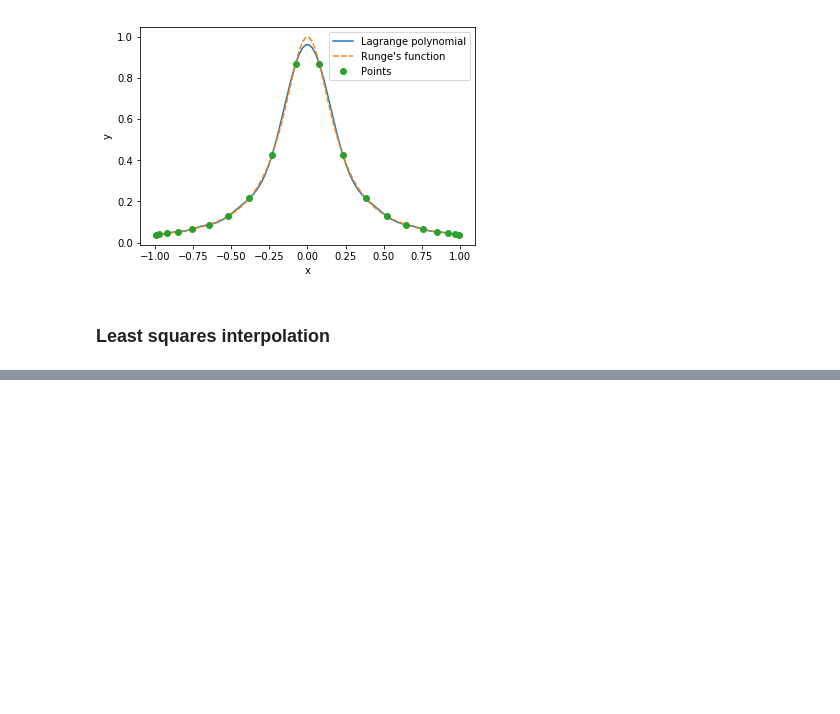
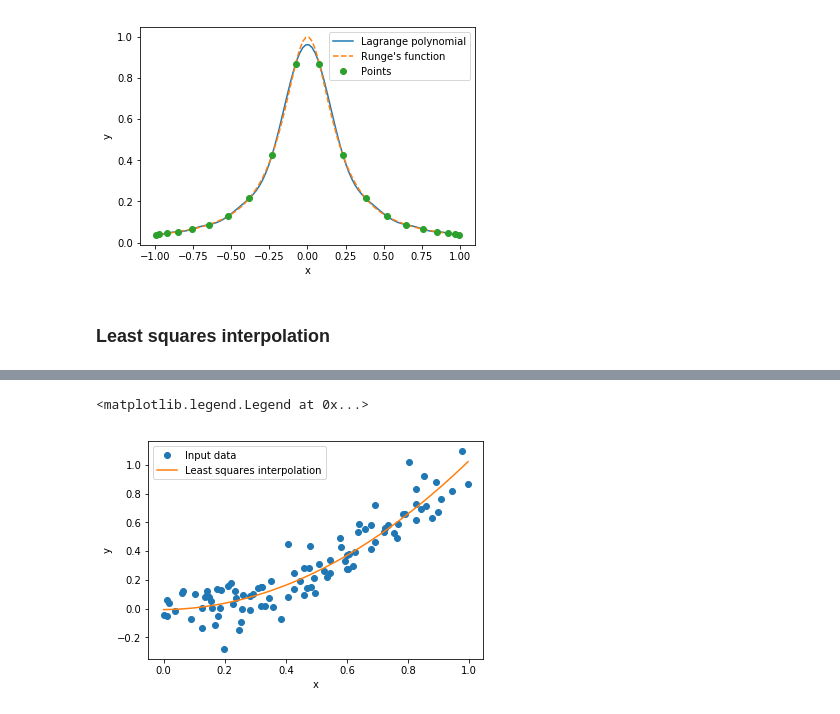
Before and after one commit to valenpe7/numerical_methods, a Jupyter notebook: interpolation.ipynb, the cells around one changed output, grey strips where cells are left out. Saved outputs shown, nothing was run; the diff lists cells and outputs as text; code cells hidden in the pictures; blank space fills up the shorter version.

```diff
--- a/interpolation.ipynb
+++ b/interpolation.ipynb
@@ -355,0 +363,48 @@ ax.legend()
+# %%
+def quadratic_least_squares(x, y):
+    """
+    Calculates the quadratic least squares polynomial fit.
+    Args:
+        x (array_like): X-coordinates of a set of datapoints
+        y (array_like): Y-coordinates of a set of datapoints
+    Returns:
+        numpy.poly1d: The quadratic least squares polynomial
+    """
+    S0 = np.sum(x**0)
+    S1 = np.sum(x**1)
+    S2 = np.sum(x**2)
+    S3 = np.sum(x**3)
+    S4 = np.sum(x**4)
+    T0 = np.sum(y*x**0)
+    T1 = np.sum(y*x**1)
+    T2 = np.sum(y*x**2)
+    matrix = np.array([[S0, S1, S2], [S1, S2, S3], [S2, S3, S4]])
+    rhs = np.array([T0, T1, T2])
+    a = np.linalg.solve(matrix, rhs)
+    return np.poly1d([a[2], a[1], a[0]])
+# %%
+# test of the quadratic_least_squares function
+
+# consider a set of random points
+x_p = np.random.rand(100)
+y_p = x_p**2 + 0.1 * np.random.normal(size=100)
+
+x = np.linspace(np.min(x_p), np.max(x_p), 100)
+
+# find least squares interpolation
+f = quadratic_least_squares(x_p, y_p)
+#a2, a1, a0 = np.polyfit(x_p, y_p, 2)
+#f2 = np.poly1d([a2, a1, a0])
+
+# plot results
+fig = plt.figure()
+ax = fig.add_subplot(1,1,1)
+ax.plot(x_p, y_p, 'o', label="Input data") # plot the discrete data
+ax.plot(x, f(x), '-', label="Least squares interpolation") # plot cubic spline interpolation
+#ax.plot(x, f2(x), '--', label="Numpy least squares interpolation")
+ax.set_xlabel("x")
+ax.set_ylabel("y")
+ax.legend()
+# %% [output]
+<matplotlib.legend.Legend at 0x...>
+[figure, added]
```
Also changed, not shown: parts of 4 cells of this notebook.
